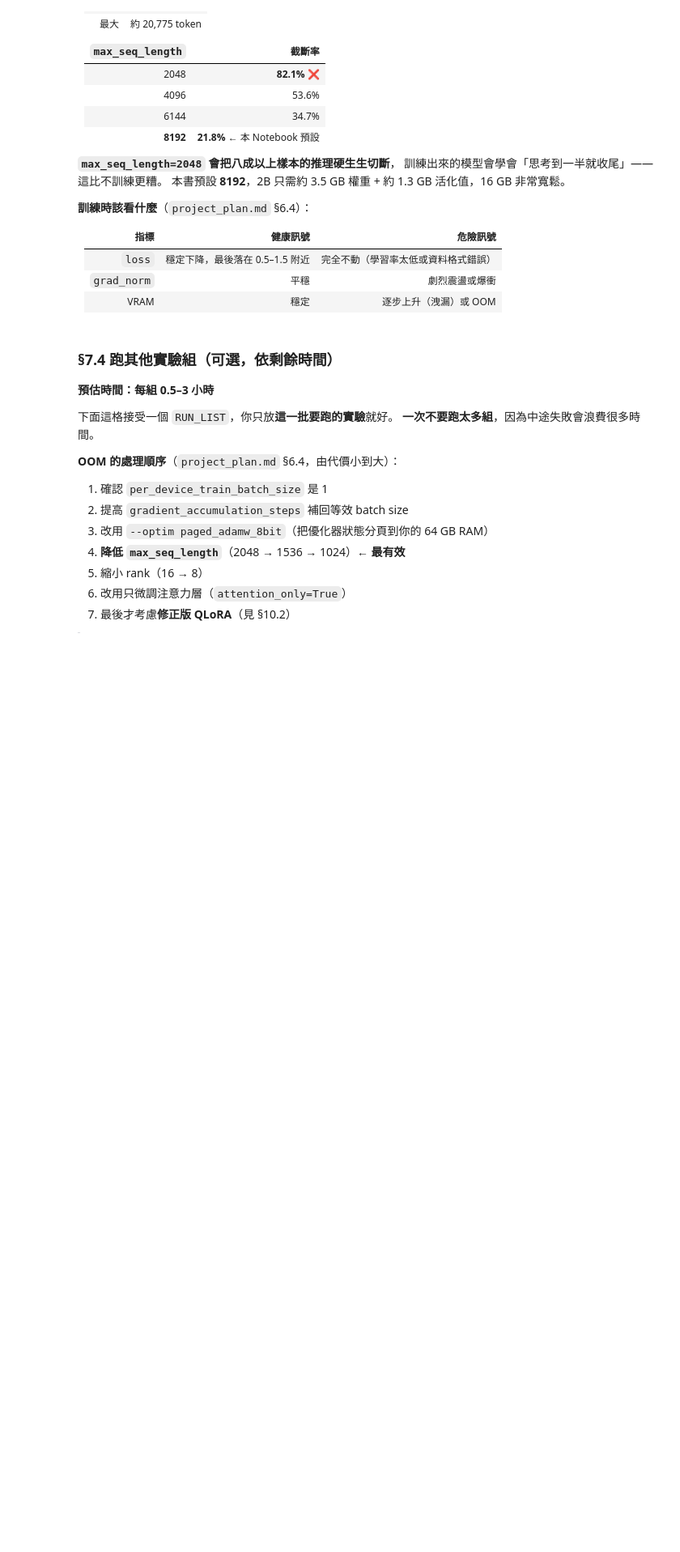
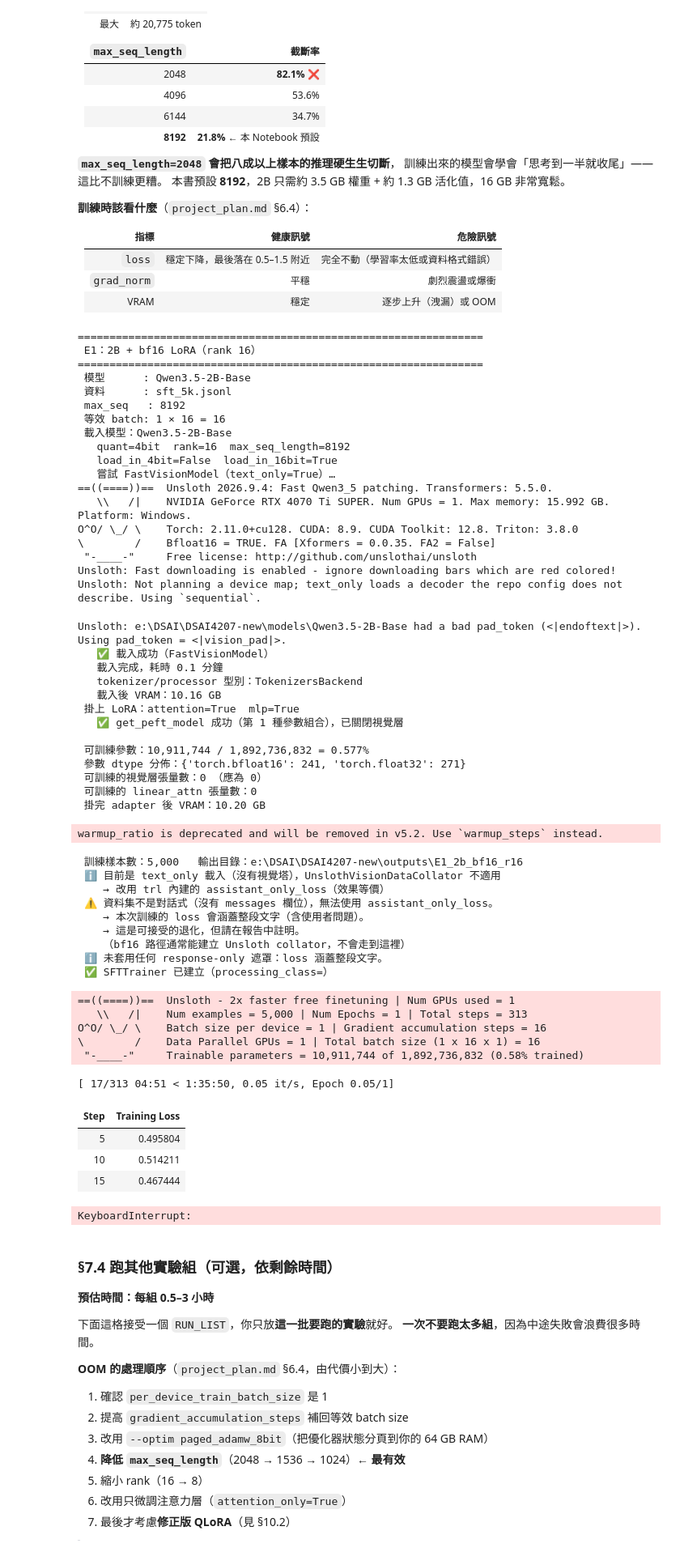
Before and after one commit to CreeperHK/DSAI4207-new, a Jupyter notebook: full-work-though.ipynb, the cells around one changed output. Shown at 81% size. Saved outputs shown, nothing was run; the diff lists cells and outputs as text; code cells hidden in the pictures; blank space fills up the shorter version.

```diff
--- a/full-work-though.ipynb
+++ b/full-work-though.ipynb
@@ -771,7 +905,7 @@ DATA_RAW  = ROOT / "data" / "raw";       DATA_RAW.mkdir(parents=True, exist_ok=T
 DATA_PROC = ROOT / "data" / "processed"; DATA_PROC.mkdir(parents=True, exist_ok=True)
 
 # 若輸出檔已存在且筆數足夠，就跳過下載與轉檔 —— 讓本格可以重複執行而不重複花時間
-SKIP_IF_READY = True
+SKIP_IF_READY = False
 
 DATASET_ID  = "open-r1/OpenR1-Math-220k"
 DATASET_CFG = "default"     # default=93,733 筆 / extended=131,396 / all=225,129
@@ -1933,11 +2253,12 @@ RUN_E1      = globals().get("RUN_TRAIN", True)   # 由 §0 的 RUN_TRAIN 控制
 EPOCHS      = 1.0
 LR          = 2e-4
 BATCH       = 1             # 16 GB 顯卡的現實值
-ACCUM       = 8             # 等效 batch size = 8
+ACCUM       = 16             # 等效 batch size = 8
 # ★ 請依 §5.3 的長度統計調整。本資料集的推理痕跡很長（中位數約 4,400 token），
 #   用 2048 會截掉八成以上的推理。16 GB 上 2B 可安心用到 8192。
 MAX_SEQ_LEN = 8192
-OPTIM       = "adamw_8bit"  # OOM 時改 paged_adamw_8bit
+OPTIM       = "paged_adamw_8bit"  # OOM 時改 paged_adamw_8bit
+
 
 if RUN_E1:
     E1_OUT   = ROOT / "outputs" / "E1_2b_bf16_r16"
@@ -1955,34 +2276,90 @@ if RUN_E1:
     print(f" 資料      : {E1_DATA.name}")
     print(f" max_seq   : {MAX_SEQ_LEN}")
     print(f" 等效 batch: {BATCH} × {ACCUM} = {BATCH*ACCUM}")
 
     model, tokenizer, meta = load_model_with_lora(
-        MODEL_2B, rank=16, max_seq_length=MAX_SEQ_LEN, quant="bf16",
+        MODEL_2B, rank=16, max_seq_length=MAX_SEQ_LEN,
+        quant="4bit",              # ← 從 bf16 改 4bit
     )
+    model.gradient_checkpointing_enable()
+    model.config.use_cache = False
     trainer, report = train_lora(
         model, tokenizer, E1_DATA, E1_OUT,
         epochs=EPOCHS, lr=LR, batch=BATCH, accum=ACCUM,
         max_seq_length=MAX_SEQ_LEN, optim=OPTIM,
     )
     meta.update({"experiment": "E1", "model_name": "Qwen3.5-2B-Base",
                  "description": "2B bf16 LoRA r16"})
     full = record_meta(E1_OUT, meta)
     print("\n" + "=" * 64); print(" vram_report.json"); print("=" * 64)
     print(json.dumps(full, indent=2, ensure_ascii=False))
 
     # 保留 loss 曲線（畫圖用）
     try:
         hist = [h for h in trainer.state.log_history if "loss" in h]
         (E1_OUT / "train_log.json").write_text(
             json.dumps(hist, indent=2, ensure_ascii=False), encoding="utf-8")
         print(f"\n 訓練 log 已存：{E1_OUT/'train_log.json'}（{len(hist)} 筆）")
     except Exception as e:
         print(f" log 儲存失敗：{e}")
 
     del model, trainer
     _free_vram()
 else:
     print("RUN_E1 = False，跳過 E1。")
+# %% [output]
+================================================================
+ E1：2B + bf16 LoRA（rank 16）
+================================================================
+ 模型      : Qwen3.5-2B-Base
+ 資料      : sft_5k.jsonl
+ max_seq   : 8192
+ 等效 batch: 1 × 16 = 16
+ 載入模型：Qwen3.5-2B-Base
+   quant=4bit  rank=16  max_seq_length=8192
+   load_in_4bit=False  load_in_16bit=True
+   嘗試 FastVisionModel（text_only=True）…
+==((====))==  Unsloth 2026.9.4: Fast Qwen3_5 patching. Transformers: 5.5.0.
+   \\   /|    NVIDIA GeForce RTX 4070 Ti SUPER. Num GPUs = 1. Max memory: 15.992 GB. Platform: Windows.
+O^O/ \_/ \    Torch: 2.11.0+cu128. CUDA: 8.9. CUDA Toolkit: 12.8. Triton: 3.8.0
+\        /    Bfloat16 = TRUE. FA [Xformers = 0.0.35. FA2 = False]
+ "-____-"     Free license: http://github.com/unslothai/unsloth
+Unsloth: Fast downloading is enabled - ignore downloading bars which are red colored!
+Unsloth: Not planning a device map; text_only loads a decoder the repo config does not describe. Using `sequential`.
+Unsloth: e:\DSAI\DSAI4207-new\models\Qwen3.5-2B-Base had a bad pad_token (<|endoftext|>). Using pad_token = <|vision_pad|>.
+   ✅ 載入成功（FastVisionModel）
+   載入完成，耗時 0.1 分鐘
+   tokenizer/processor 型別：TokenizersBackend
+   載入後 VRAM：10.16 GB
+ 掛上 LoRA：attention=True  mlp=True
+   ✅ get_peft_model 成功（第 1 種參數組合），已關閉視覺層
+
+ 可訓練參數：10,911,744 / 1,892,736,832 = 0.577%
+ 參數 dtype 分佈：{'torch.bfloat16': 241, 'torch.float32': 271}
+ 可訓練的視覺層張量數：0 （應為 0）
+ 可訓練的 linear_attn 張量數：0
+ 掛完 adapter 後 VRAM：10.20 GB
+warmup_ratio is deprecated and will be removed in v5.2. Use `warmup_steps` instead.
+ 訓練樣本數：5,000   輸出目錄：e:\DSAI\DSAI4207-new\outputs\E1_2b_bf16_r16
+ ℹ️ 目前是 text_only 載入（沒有視覺塔），UnslothVisionDataCollator 不適用
+    → 改用 trl 內建的 assistant_only_loss（效果等價）
+ ⚠️ 資料集不是對話式（沒有 messages 欄位），無法使用 assistant_only_loss。
+    → 本次訓練的 loss 會涵蓋整段文字（含使用者問題）。
+    → 這是可接受的退化，但請在報告中註明。
+    （bf16 路徑通常能建立 Unsloth collator，不會走到這裡）
+ ℹ️ 未套用任何 response-only 遮罩：loss 涵蓋整段文字。
+ ✅ SFTTrainer 已建立（processing_class=）
+==((====))==  Unsloth - 2x faster free finetuning | Num GPUs used = 1
+   \\   /|    Num examples = 5,000 | Num Epochs = 1 | Total steps = 313
+O^O/ \_/ \    Batch size per device = 1 | Gradient accumulation steps = 16
+\        /    Data Parallel GPUs = 1 | Total batch size (1 x 16 x 1) = 16
+ "-____-"     Trainable parameters = 10,911,744 of 1,892,736,832 (0.58% trained)
+[ 17/313 04:51 < 1:35:50, 0.05 it/s, Epoch 0.05/1]
+| Step | Training Loss |
+| 5 | 0.495804 |
+| 10 | 0.514211 |
+| 15 | 0.467444 |
+KeyboardInterrupt:
 # %% [markdown]
 ### §7.4 跑其他實驗組（可選，依剩餘時間）
 
```
Also changed, not shown: parts of 17 cells of this notebook, 18 other files.
